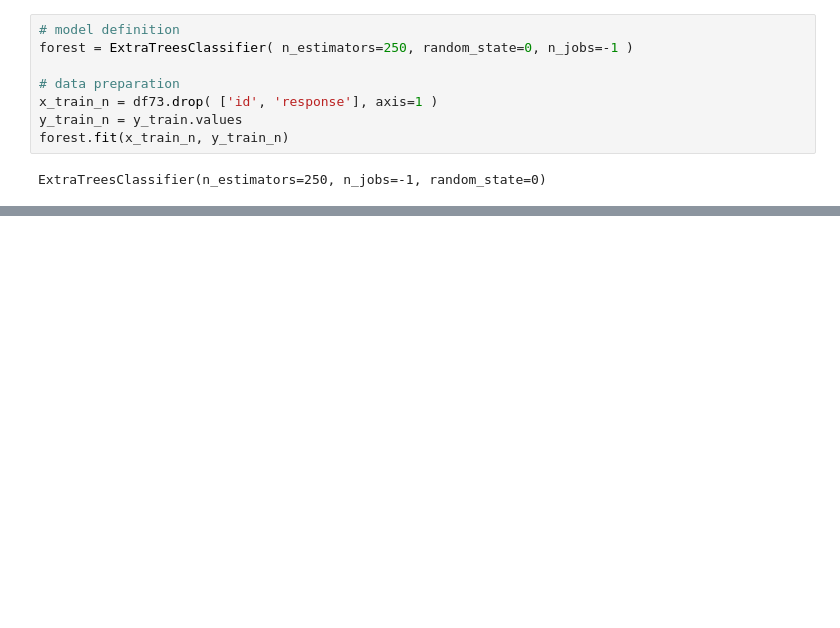
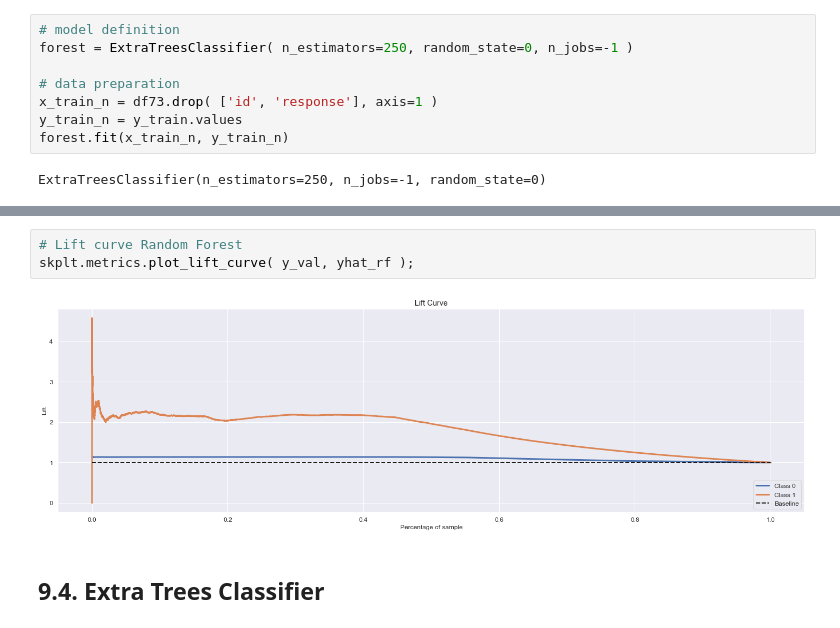
Before and after one commit to Lucas-Okamura/Health-Insurance-Cross-Sell, a Jupyter notebook: Health_Insurance_Cross_Sell.ipynb, the cells around one changed output, grey strips where cells are left out. Saved outputs shown, nothing was run; the diff lists cells and outputs as text; blank space fills up the shorter version.

```diff
--- a/Health_Insurance_Cross_Sell.ipynb
+++ b/Health_Insurance_Cross_Sell.ipynb
@@ -860,0 +906,7 @@ skplt.metrics.plot_cumulative_gain( y_val, yhat_lr );
+# %%
+# Lift curve Random Forest
+skplt.metrics.plot_lift_curve( y_val, yhat_rf );
+# %% [output]
+[figure, added]
+# %% [markdown]
+## 9.4. Extra Trees Classifier<a id='extra_trees'></a>
```
Also changed, not shown: parts of 47 cells of this notebook, 2 other files.
